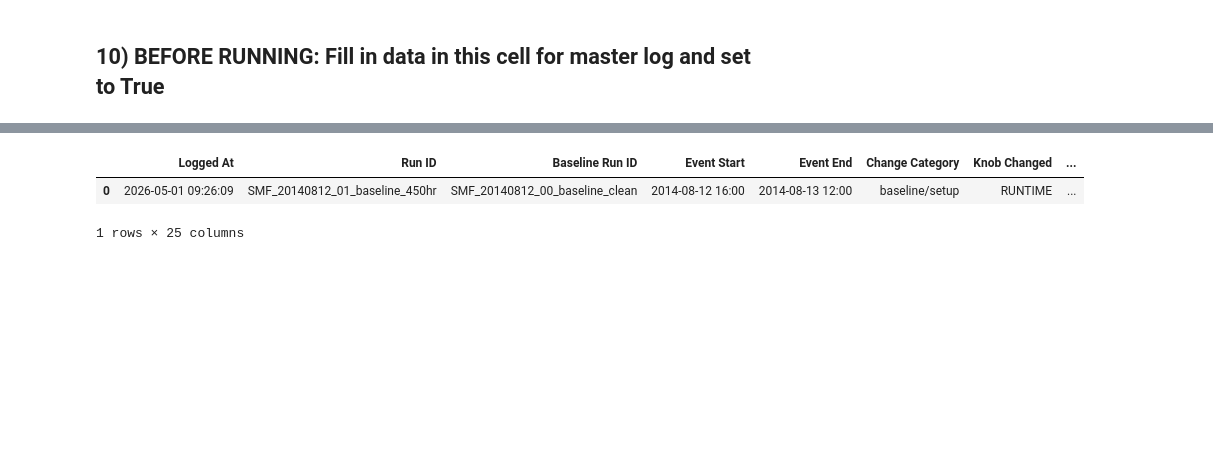
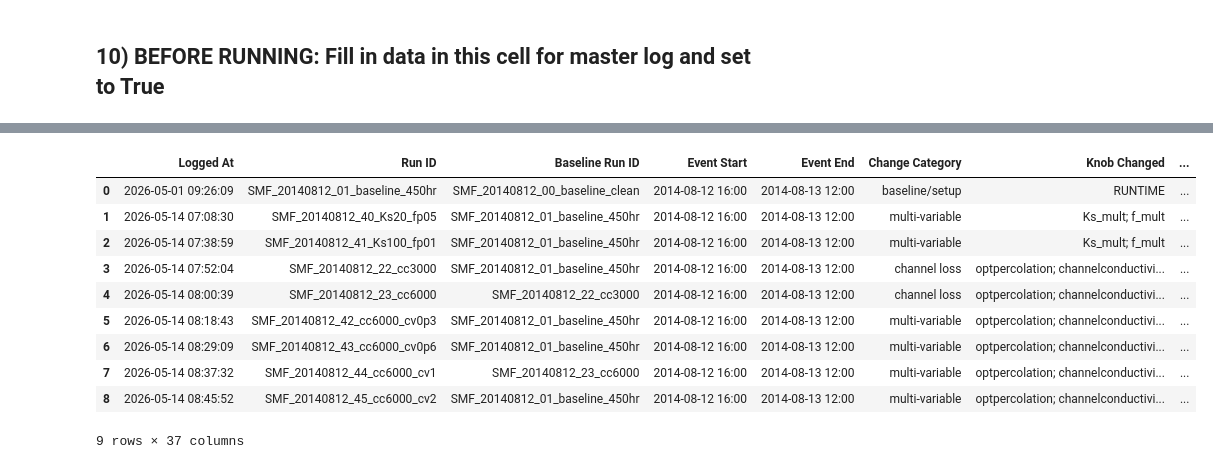
Before and after one commit to tracylangston-byte/tRIBS-Pima-Canyon, a Jupyter notebook: workspaces/SMF_Calibration_pytRIBS/calibration_work/04_notebooks/compare_notebooks/Compare_Calibration_Runs_improved.ipynb, the cells around one changed output, grey strips where cells are left out. Cells and saved outputs as stored; diff of their text form; code cells hidden in the pictures; blank space fills up the shorter version.

Commit message:
Update calibration notebooks

```diff
--- a/workspaces/SMF_Calibration_pytRIBS/calibration_work/04_notebooks/compare_notebooks/Compare_Calibration_Runs_improved.ipynb
+++ b/workspaces/SMF_Calibration_pytRIBS/calibration_work/04_notebooks/compare_notebooks/Compare_Calibration_Runs_improved.ipynb
@@ -42,8 +43,8 @@ Examples:
 
 # Use None when you do NOT have a baseline/comparison run.
 # Use a run ID string when you DO have a baseline run.
-baseline_run_id = "SMF_20140812_00_baseline_clean"
-current_run_id  = "SMF_20140812_01_baseline_450hr"
+baseline_run_id = "SMF_20140812_01_baseline_450hr"
+current_run_id  = "SMF_20140812_45_cc6000_cv2"
 
 event_start = "2014-08-12 16:00"
 event_end   = "2014-08-13 12:00"
@@ -580,20 +695,69 @@ Saved metrics summary:    ../../03_comparisons/summary_tables/SMF_20140812_00_ba
 # %%
 # What this cell does: optionally append the current run's metrics and parameter values to a master calibration log.
 
-append_to_calibration_log = False  # Change to True only when you want to add this run to the log.
+append_to_calibration_log = False       #Change to True only when you want to add this run to the log.
 
 log_path = summary_dir / "SMF_20140812_calibration_log.csv"
 
 # -------------------------
-# MANUAL LOG METADATA
+# LOG METADATA
 # -------------------------
-# Update these before setting append_to_calibration_log = True.
-change_category = "baseline/setup"       # examples: baseline/setup, soil Ks, soil f, anisotropy, channel loss, routing
-knob_changed = "RUNTIME"                 # examples: RUNTIME, Ks_mult, f_mult, As_value, Au_value, channelconductivity_mmhr
-knob_value = "450 hr"                    # examples: 450 hr, 0.5, 2.0, 200 mm/hr
-notes = "Longer runtime test; no change in 20140812 event metrics compared with clean baseline of 300 hours."
-decision = "neutral/setup test"          # examples: keep, reject, neutral/setup test, rerun/check
+# These are auto-filled from current_run_config.json when possible.
+# You should usually only edit notes and decision.
 
+run_number = run_config.get("run_number", "")
+run_category = run_config.get("run_category", "")
+
+category_label_map = {
+    "00_baseline": "baseline/setup",
+    "10_soilKs": "soil parameters",
+    "10_soil_params": "soil parameters",
+    "20_channel_loss": "channel loss",
+    "30_routing": "routing",
+    "40_soilKs": "soil multi-variable",
+    "40_multivariable": "multi-variable"
+}
+
+change_category = category_label_map.get(run_category, "other")
+
+# Baseline values for identifying what changed.
+baseline_params = {
+    "Ks_mult": 1.0,
+    "f_mult": 1.0,
+    "As_value": 1.0,
+    "Au_value": 1.0,
+    "optpercolation": 0,
+    "channelconductivity_mmhr": 70,
+    "channelporosity": 0.4,
+    "kinemvelcoef": 3,
+    "flowexp": 0.3,
+    "channelroughness": 0.04,
+    "channelwidthcoeff": 2.33
+}
+
+changed_items = []
+
+for param, baseline_value in baseline_params.items():
+    current_value = run_config.get(param, baseline_value)
+
+    try:
+        is_changed = abs(float(current_value) - float(baseline_value)) > 1e-9
+    except (TypeError, ValueError):
+        is_changed = current_value != baseline_value
+
+    if is_changed:
+        changed_items.append(f"{param}={current_value}")
+
+if changed_items:
+    knob_changed = "; ".join(item.split("=")[0] for item in changed_items)
+    knob_value = "; ".join(changed_items)
+else:
+    knob_changed = "none"
+    knob_value = "baseline values"
+
+# You still update these manually after interpreting the run.
+notes = "Closest to peak flow, but shape is still wrong (flow too high later, not flashy enough)"
+decision = "Look at r another time, keep tweaking parameters"
 
 if not append_to_calibration_log:
     print("Skipping calibration log update because append_to_calibration_log = False.")
@@ -650,6 +814,7 @@ else:
         "Event End": event_end,
 
         # Manual metadata for interpretation.
+        "Run Category": run_category,
         "Change Category": change_category,
         "Knob Changed": knob_changed,
         "Knob Value": knob_value,
@@ -700,3 +864,11 @@ Existing calibration log preview:
 |  | Logged At | Run ID | Baseline Run ID | Event Start | Event End | Change Category | Knob Changed | ... |
 | 0 | 2026-05-01 09:26:09 | SMF_20140812_01_baseline_450hr | SMF_20140812_00_baseline_clean | 2014-08-12 16:00 | 2014-08-13 12:00 | baseline/setup | RUNTIME | ... |
+| 1 | 2026-05-14 07:08:30 | SMF_20140812_40_Ks20_fp05 | SMF_20140812_01_baseline_450hr | 2014-08-12 16:00 | 2014-08-13 12:00 | multi-variable | Ks_mult; f_mult | ... |
+| 2 | 2026-05-14 07:38:59 | SMF_20140812_41_Ks100_fp01 | SMF_20140812_01_baseline_450hr | 2014-08-12 16:00 | 2014-08-13 12:00 | multi-variable | Ks_mult; f_mult | ... |
+| 3 | 2026-05-14 07:52:04 | SMF_20140812_22_cc3000 | SMF_20140812_01_baseline_450hr | 2014-08-12 16:00 | 2014-08-13 12:00 | channel loss | optpercolation; channelconductivi... | ... |
+| 4 | 2026-05-14 08:00:39 | SMF_20140812_23_cc6000 | SMF_20140812_22_cc3000 | 2014-08-12 16:00 | 2014-08-13 12:00 | channel loss | optpercolation; channelconductivi... | ... |
+| 5 | 2026-05-14 08:18:43 | SMF_20140812_42_cc6000_cv0p3 | SMF_20140812_01_baseline_450hr | 2014-08-12 16:00 | 2014-08-13 12:00 | multi-variable | optpercolation; channelconductivi... | ... |
+| 6 | 2026-05-14 08:29:09 | SMF_20140812_43_cc6000_cv0p6 | SMF_20140812_01_baseline_450hr | 2014-08-12 16:00 | 2014-08-13 12:00 | multi-variable | optpercolation; channelconductivi... | ... |
+| 7 | 2026-05-14 08:37:32 | SMF_20140812_44_cc6000_cv1 | SMF_20140812_23_cc6000 | 2014-08-12 16:00 | 2014-08-13 12:00 | multi-variable | optpercolation; channelconductivi... | ... |
+| 8 | 2026-05-14 08:45:52 | SMF_20140812_45_cc6000_cv2 | SMF_20140812_01_baseline_450hr | 2014-08-12 16:00 | 2014-08-13 12:00 | multi-variable | optpercolation; channelconductivi... | ... |
-1 rows × 25 columns
+9 rows × 37 columns
```
Also changed, not shown: parts of 16 cells of this notebook, 2 other files.
